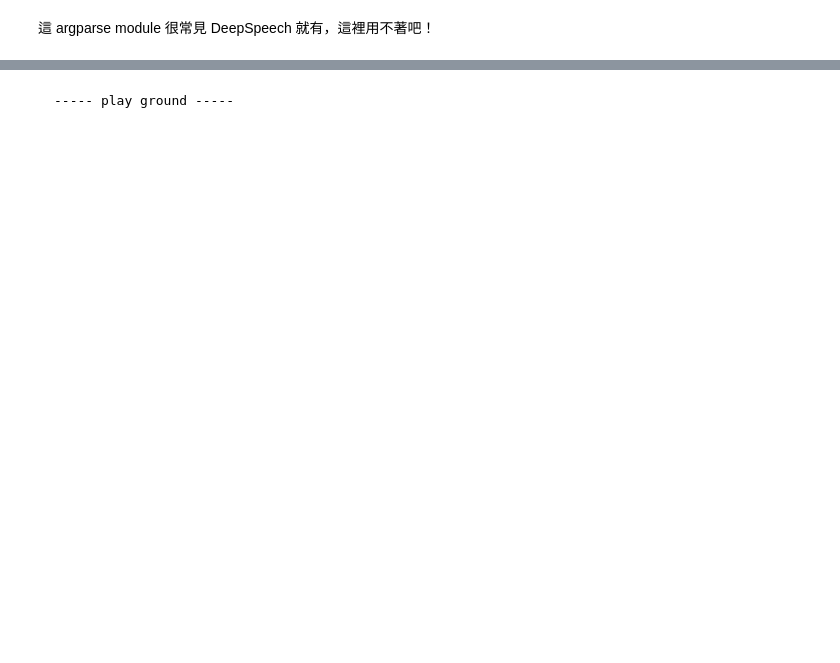
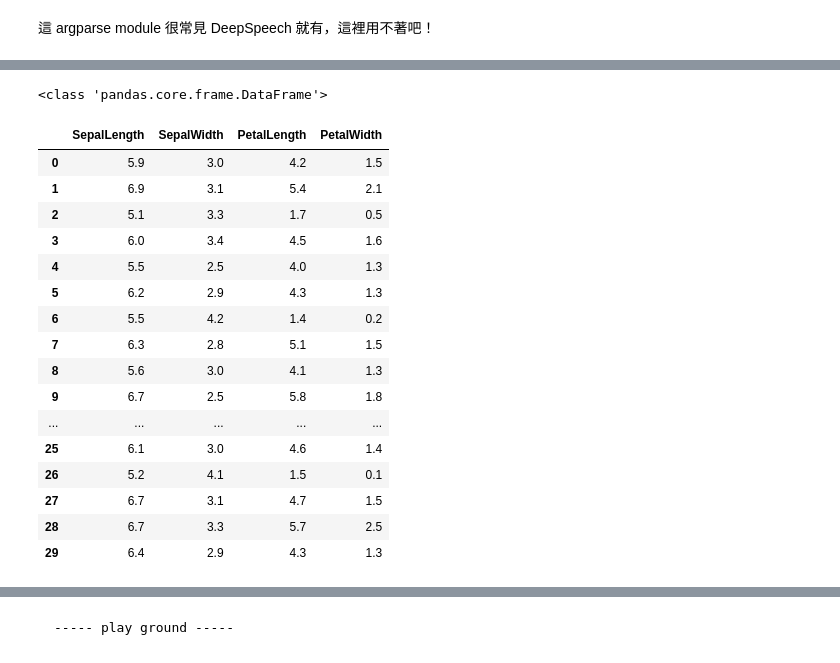
Before and after one commit to hcchengithub/twstock, a Jupyter notebook: My estimator to predict iris.ipynb, the cells around one changed output, grey strips where cells are left out. Saved outputs shown, nothing was run; the diff lists cells and outputs as text; code cells hidden in the pictures; blank space fills up the shorter version.

```diff
--- a/My estimator to predict iris.ipynb
+++ b/My estimator to predict iris.ipynb
@@ -172,0 +186,22 @@ http://localhost:8888/notebooks/Documents/GitHub/models/samples/core/get_started
+# %%
+%f test_x type . cr
+test_x
+# %% [output]
+<class 'pandas.core.frame.DataFrame'>
+|  | SepalLength | SepalWidth | PetalLength | PetalWidth |
+| 0 | 5.9 | 3.0 | 4.2 | 1.5 |
+| 1 | 6.9 | 3.1 | 5.4 | 2.1 |
+| 2 | 5.1 | 3.3 | 1.7 | 0.5 |
+| 3 | 6.0 | 3.4 | 4.5 | 1.6 |
+| 4 | 5.5 | 2.5 | 4.0 | 1.3 |
+| 5 | 6.2 | 2.9 | 4.3 | 1.3 |
+| 6 | 5.5 | 4.2 | 1.4 | 0.2 |
+| 7 | 6.3 | 2.8 | 5.1 | 1.5 |
+| 8 | 5.6 | 3.0 | 4.1 | 1.3 |
+| 9 | 6.7 | 2.5 | 5.8 | 1.8 |
+| ... | ... | ... | ... | ... |
+| 25 | 6.1 | 3.0 | 4.6 | 1.4 |
+| 26 | 5.2 | 4.1 | 1.5 | 0.1 |
+| 27 | 6.7 | 3.1 | 4.7 | 1.5 |
+| 28 | 6.7 | 3.3 | 5.7 | 2.5 |
+| 29 | 6.4 | 2.9 | 4.3 | 1.3 |
```
Also changed, not shown: parts of 29 cells of this notebook.
